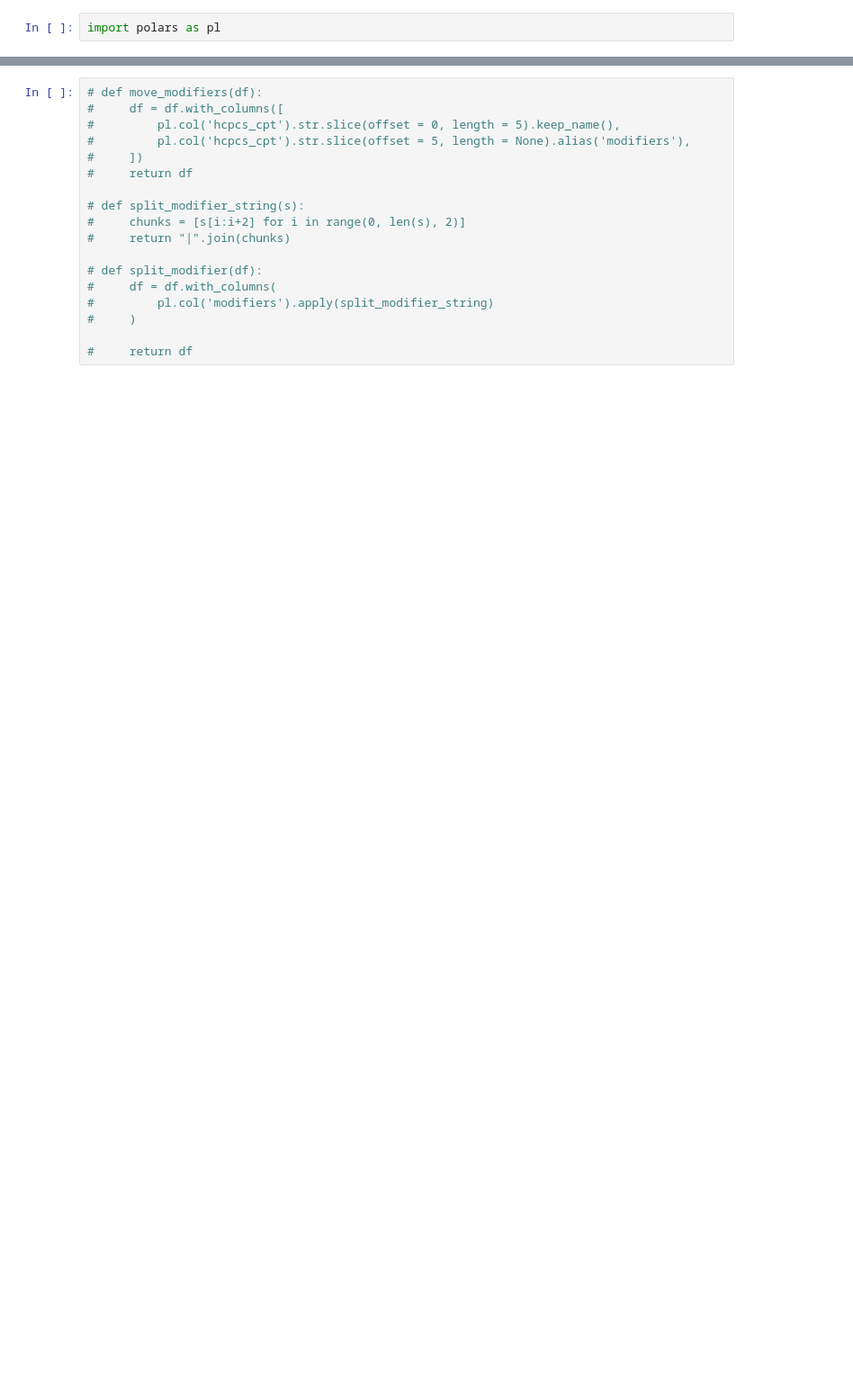
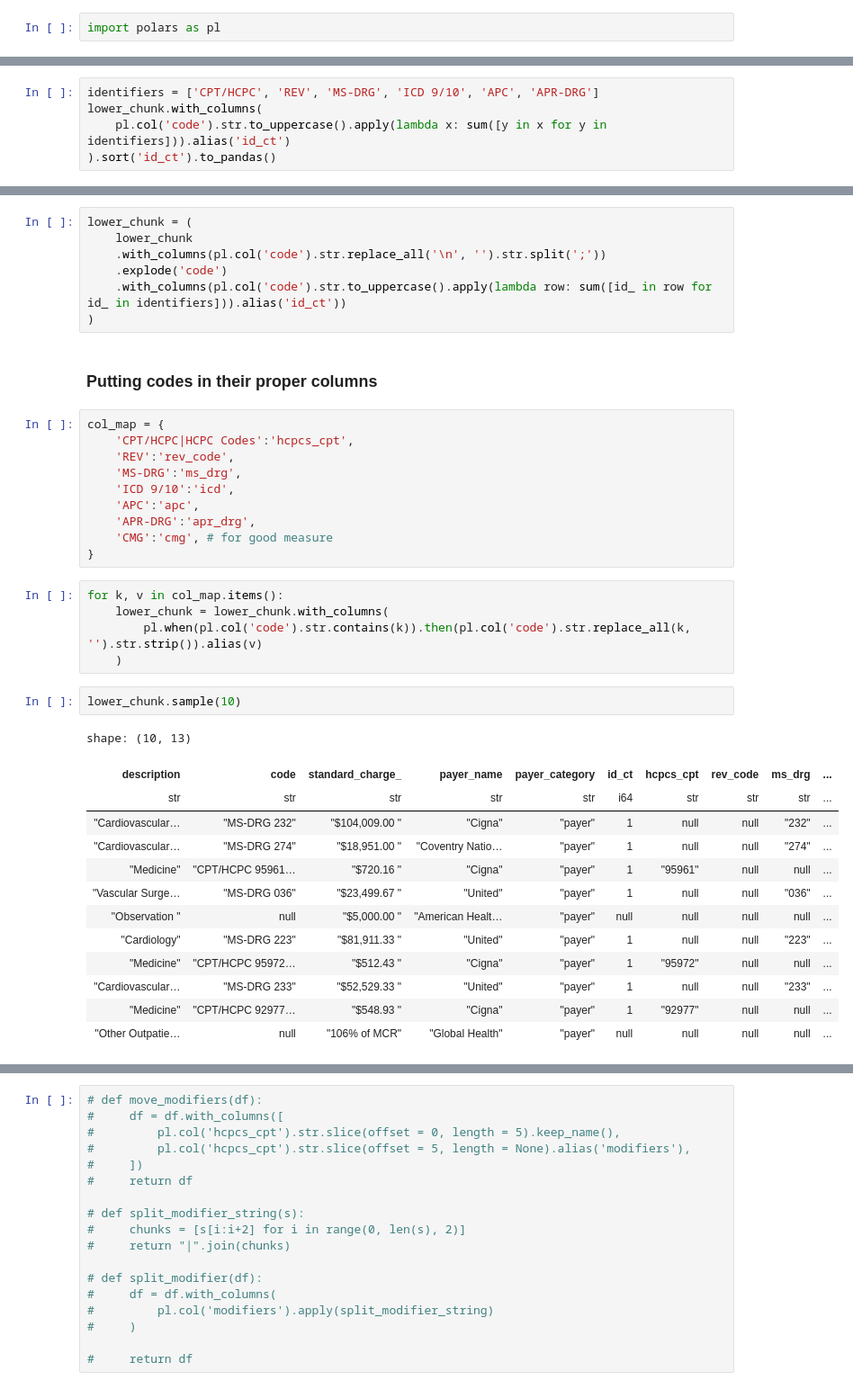
Before and after one commit to dolthub/data-analysis, a Jupyter notebook: hospital-price-transparency/data_cleaning_examples/HCA.ipynb, the cells around one changed output, grey strips where cells are left out. Shown: that part at 90% size. Drawn from its saved outputs; the diff is of its cells as text; blank space fills up the shorter version.

```diff
--- a/hospital-price-transparency/data_cleaning_examples/HCA.ipynb
+++ b/hospital-price-transparency/data_cleaning_examples/HCA.ipynb
@@ -264,0 +220,5 @@ shape: (20, 13)
+# %%
+identifiers = ['CPT/HCPC', 'REV', 'MS-DRG', 'ICD 9/10', 'APC', 'APR-DRG']
+lower_chunk.with_columns(
+    pl.col('code').str.to_uppercase().apply(lambda x: sum([y in x for y in identifiers])).alias('id_ct')
+).sort('id_ct').to_pandas()
@@ -264,0 +291,40 @@ shape: (20, 13)
+# %%
+lower_chunk = (
+    lower_chunk
+    .with_columns(pl.col('code').str.replace_all('\n', '').str.split(';'))
+    .explode('code')
+    .with_columns(pl.col('code').str.to_uppercase().apply(lambda row: sum([id_ in row for id_ in identifiers])).alias('id_ct'))
+)
+# %% [markdown]
+### Putting codes in their proper columns
+# %%
+col_map = {
+    'CPT/HCPC|HCPC Codes':'hcpcs_cpt',
+    'REV':'rev_code',
+    'MS-DRG':'ms_drg',
+    'ICD 9/10':'icd',
+    'APC':'apc',
+    'APR-DRG':'apr_drg',
+    'CMG':'cmg', # for good measure
+}
+# %%
+for k, v in col_map.items():
+    lower_chunk = lower_chunk.with_columns(
+        pl.when(pl.col('code').str.contains(k)).then(pl.col('code').str.replace_all(k, '').str.strip()).alias(v)
+    )
+# %%
+lower_chunk.sample(10)
+# %% [output]
+shape: (10, 13)
+| description | code | standard_charge_ | payer_name | payer_category | id_ct | hcpcs_cpt | rev_code | ms_drg | ... |
+| str | str | str | str | str | i64 | str | str | str | ... |
+| "Cardiovascular… | "MS-DRG 232" | "$104,009.00 " | "Cigna" | "payer" | 1 | null | null | "232" | ... |
+| "Cardiovascular… | "MS-DRG 274" | "$18,951.00 " | "Coventry Natio… | "payer" | 1 | null | null | "274" | ... |
+| "Medicine" | "CPT/HCPC 95961… | "$720.16 " | "Cigna" | "payer" | 1 | "95961" | null | null | ... |
+| "Vascular Surge… | "MS-DRG 036" | "$23,499.67 " | "United" | "payer" | 1 | null | null | "036" | ... |
+| "Observation " | null | "$5,000.00 " | "American Healt… | "payer" | null | null | null | null | ... |
+| "Cardiology" | "MS-DRG 223" | "$81,911.33 " | "United" | "payer" | 1 | null | null | "223" | ... |
+| "Medicine" | "CPT/HCPC 95972… | "$512.43 " | "Cigna" | "payer" | 1 | "95972" | null | null | ... |
+| "Cardiovascular… | "MS-DRG 233" | "$52,529.33 " | "United" | "payer" | 1 | null | null | "233" | ... |
+| "Medicine" | "CPT/HCPC 92977… | "$548.93 " | "Cigna" | "payer" | 1 | "92977" | null | null | ... |
+| "Other Outpatie… | null | "106% of MCR" | "Global Health" | "payer" | null | null | null | null | ... |
```
Also changed, not shown: parts of 47 cells of this notebook.
